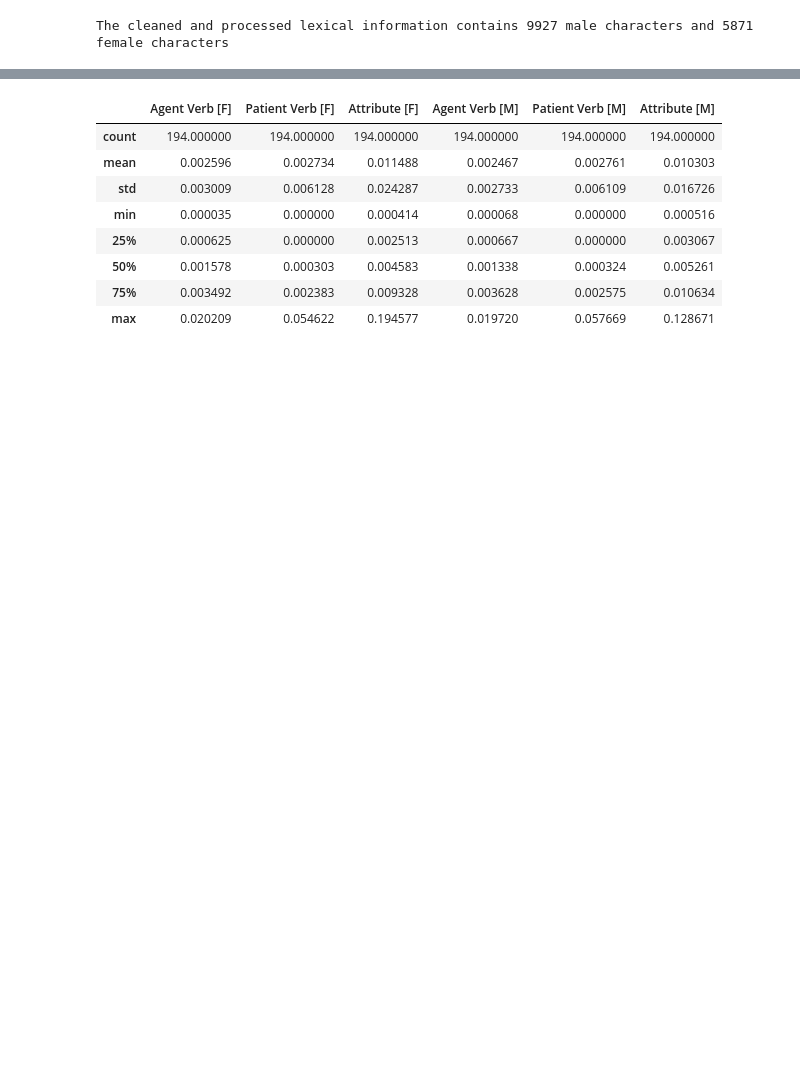
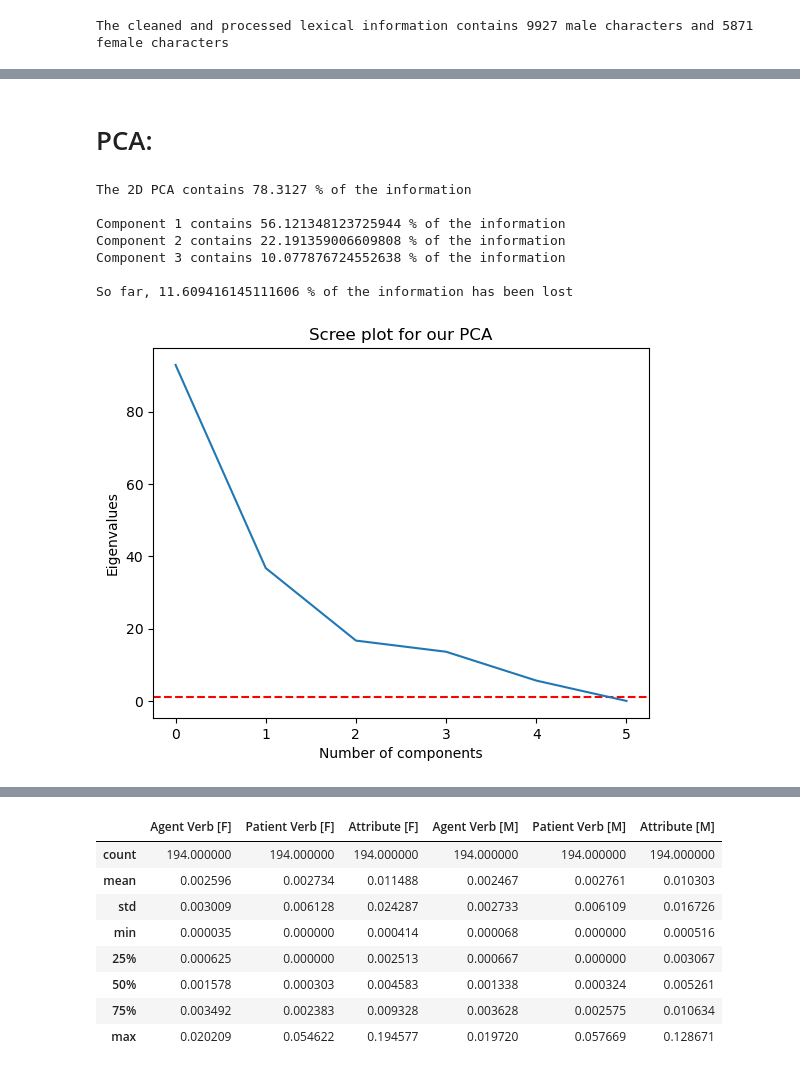
Before and after one commit to epfl-ada/ada-2022-project-utopiansky2022, a Jupyter notebook: SentimentAnalysisFinal.ipynb, the cells around one changed output, grey strips where cells are left out. Cells and saved outputs as stored; diff of their text form; code cells hidden in the pictures; blank space fills up the shorter version.

```diff
--- a/SentimentAnalysisFinal.ipynb
+++ b/SentimentAnalysisFinal.ipynb
@@ -130,0 +287,38 @@ gendered_lex
+# %% [markdown]
+# PCA:
+# %%
+scaler = StandardScaler()
+scaled_df = pd.DataFrame(scaler.fit_transform(gendered_lex.loc[:,:'positive_emotion']), columns = gendered_lex.loc[:,:'positive_emotion'].columns).copy()
+
+%matplotlib inline
+
+pca_screeplot = PCA(n_components=6)
+pca_screeplot.fit_transform(scaled_df)
+pca = PCA().fit(scaled_df)
+
+# Percentage variance explaines
+ratio = pca_screeplot.explained_variance_ratio_
+print('The 2D PCA contains',round((ratio[0]+ratio[1])*100,4),'% of the information' )
+print("")
+print ('Component 1 contains',ratio[0]*100,'% of the information' )
+print ('Component 2 contains',ratio[1]*100,'% of the information' )
+print ('Component 3 contains',ratio[2]*100,'% of the information' )
+print("")
+print ('So far,',(1-np.sum([ratio[0],ratio[1],ratio[2]]))*100,'% of the information has been lost' )
+
+#Scree Plot
+plt.ylabel("Eigenvalues")
+plt.xlabel("Number of components")
+plt.title("Scree plot for our PCA")
+plt.axhline(y = 1, color = 'r', linestyle = '--')
+plt.plot(pca.explained_variance_)
+plt.show()
+# %% [output]
+The 2D PCA contains 78.3127 % of the information
+
+Component 1 contains 56.121348123725944 % of the information
+Component 2 contains 22.191359006609808 % of the information
+Component 3 contains 10.077876724552638 % of the information
+
+So far, 11.609416145111606 % of the information has been lost
+[figure, added]
```
Also changed, not shown: parts of 26 cells of this notebook.
